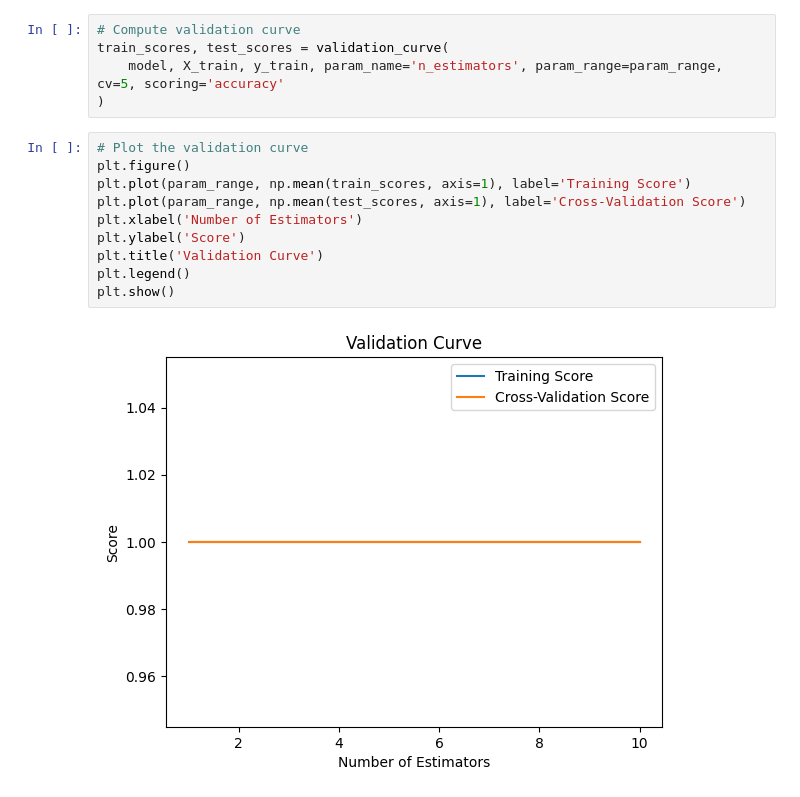
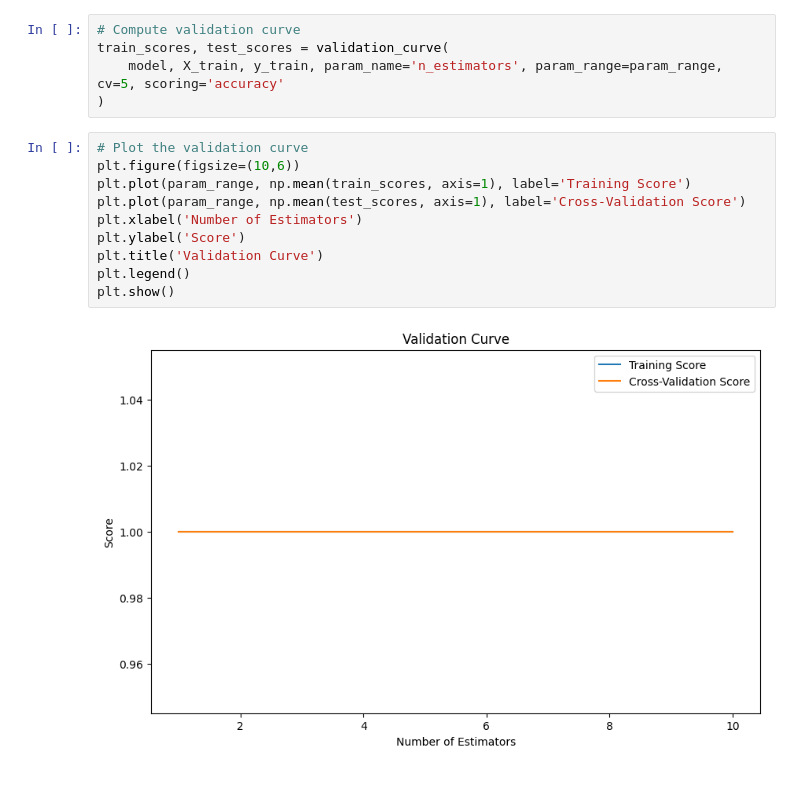
Before and after one commit to GangasrinivasKatraji/ABC-Tech-s, a Jupyter notebook: ABC-Tech's.ipynb, the cells around one changed output. Cells and saved outputs as stored; diff of their text form.

```diff
--- a/ABC-Tech's.ipynb
+++ b/ABC-Tech's.ipynb
@@ -679,13 +726,13 @@ train_scores, test_scores = validation_curve(
 )
 # %%
 # Plot the validation curve
-plt.figure()
+plt.figure(figsize=(10,6))
 plt.plot(param_range, np.mean(train_scores, axis=1), label='Training Score')
 plt.plot(param_range, np.mean(test_scores, axis=1), label='Cross-Validation Score')
 plt.xlabel('Number of Estimators')
 plt.ylabel('Score')
 plt.title('Validation Curve')
 plt.legend()
 plt.show()
 # %% [output]
-[figure, old version]
+[figure, new version]
```
Also changed, not shown: parts of 5 cells of this notebook, 1 other file.
